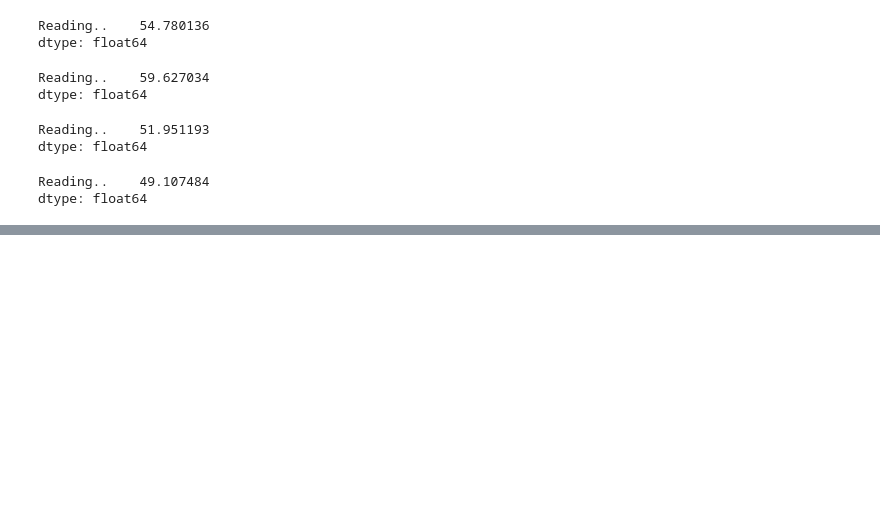
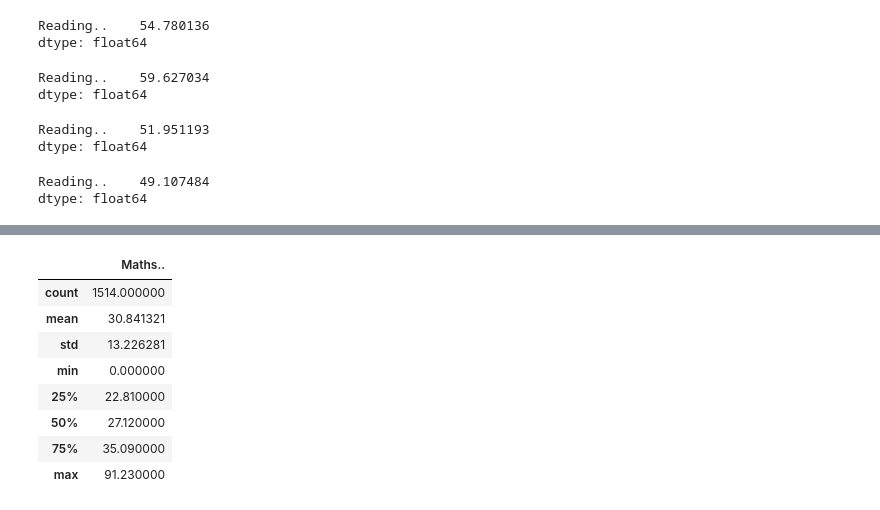
Before and after one commit to teerapat1739/multipurpose-jupyter-notebook, a Jupyter notebook: notebooks/Basis of Segmentation.ipynb, the cells around one changed output, grey strips where cells are left out. Cells and saved outputs as stored; diff of their text form; code cells hidden in the pictures; blank space fills up the shorter version.

```diff
--- a/notebooks/Basis of Segmentation.ipynb
+++ b/notebooks/Basis of Segmentation.ipynb
@@ -217,0 +252,12 @@ dtype: float64
+# %%
+dfSMDisAgree.describe()
+# %% [output]
+|  | Maths.. |
+| count | 1514.000000 |
+| mean | 30.841321 |
+| std | 13.226281 |
+| min | 0.000000 |
+| 25% | 22.810000 |
+| 50% | 27.120000 |
+| 75% | 35.090000 |
+| max | 91.230000 |
```
Also changed, not shown: parts of 5 cells of this notebook, 8 other files.
